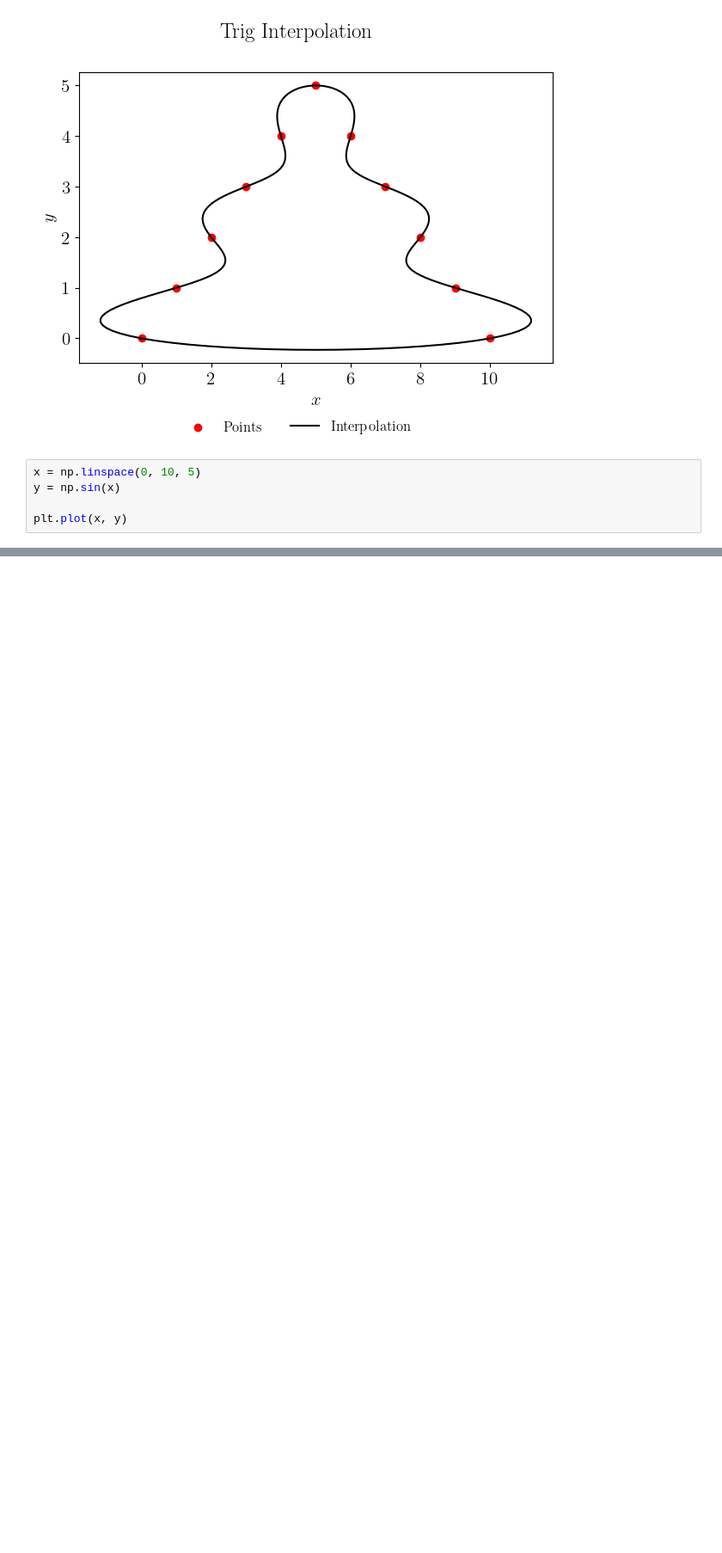
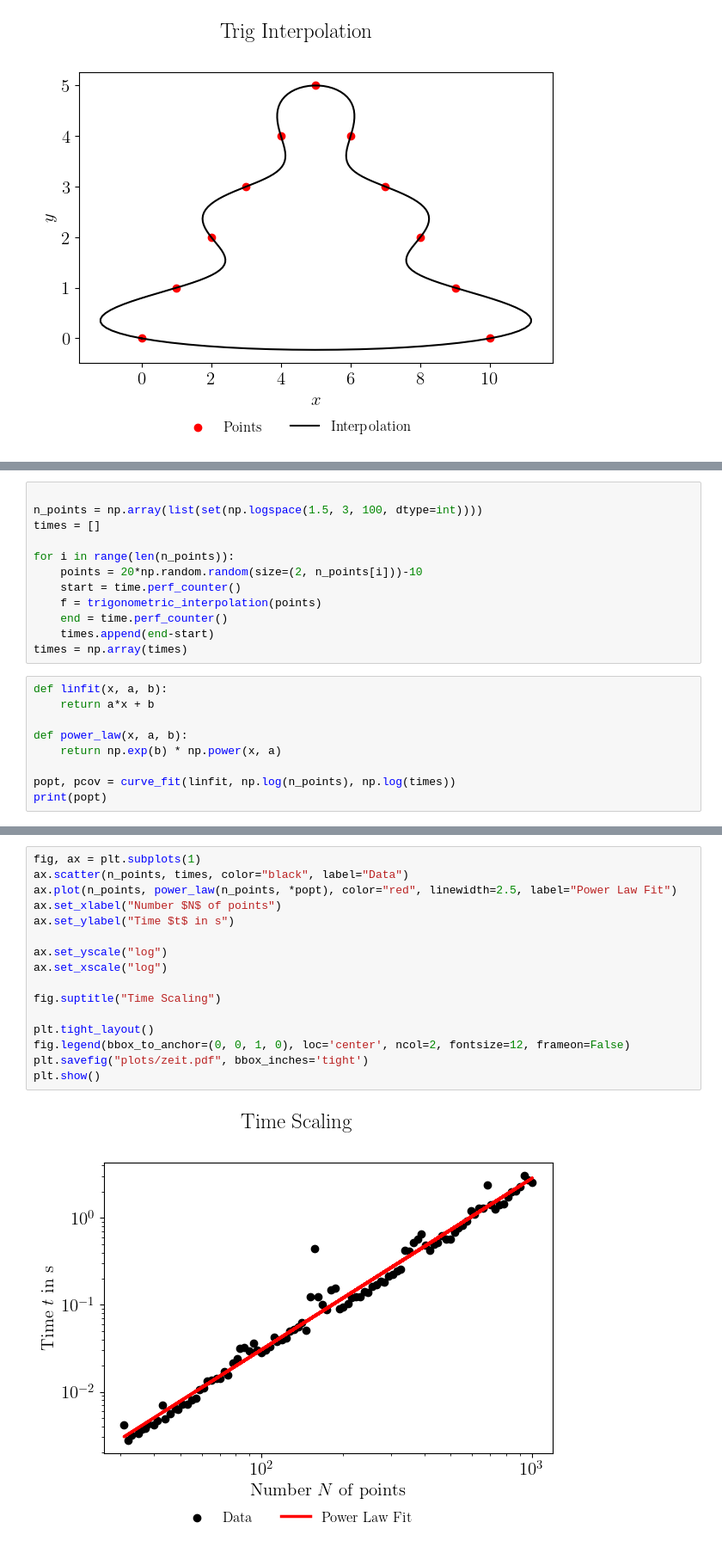
Before and after one commit to MrJulEnergy/interpolation, a Jupyter notebook: main.ipynb, the cells around one changed output, grey strips where cells are left out. Shown at 86% size. Saved outputs shown, nothing was run; the diff lists cells and outputs as text; blank space fills up the shorter version.

Commit message:
time scaling

```diff
--- a/main.ipynb
+++ b/main.ipynb
@@ -33,8 +33,3 @@ plt.savefig("plots/curve.pdf", bbox_inches='tight')
 plt.show()
 # %% [output]
 [figure]
-# %%
-x = np.linspace(0, 10, 5)
-y = np.sin(x)
-
-plt.plot(x, y)
@@ -43,0 +36,21 @@ plt.plot(x, y)
+# %%
+
+n_points = np.array(list(set(np.logspace(1.5, 3, 100, dtype=int))))
+times = []
+
+for i in range(len(n_points)):
+    points = 20*np.random.random(size=(2, n_points[i]))-10
+    start = time.perf_counter()
+    f = trigonometric_interpolation(points)
+    end = time.perf_counter()
+    times.append(end-start)
+times = np.array(times)
+# %%
+def linfit(x, a, b):
+    return a*x + b
+
+def power_law(x, a, b):
+    return np.exp(b) * np.power(x, a)
+
+popt, pcov = curve_fit(linfit, np.log(n_points), np.log(times))
+print(popt)
@@ -43,0 +61,18 @@ plt.plot(x, y)
+# %%
+fig, ax = plt.subplots(1)
+ax.scatter(n_points, times, color="black", label="Data")
+ax.plot(n_points, power_law(n_points, *popt), color="red", linewidth=2.5, label="Power Law Fit")
+ax.set_xlabel("Number $N$ of points")
+ax.set_ylabel("Time $t$ in s")
+
+ax.set_yscale("log")
+ax.set_xscale("log")
+
+fig.suptitle("Time Scaling")
+
+plt.tight_layout()
+fig.legend(bbox_to_anchor=(0, 0, 1, 0), loc='center', ncol=2, fontsize=12, frameon=False)
+plt.savefig("plots/zeit.pdf", bbox_inches='tight')
+plt.show()
+# %% [output]
+[figure, added]
```
Also changed, not shown: parts of 5 cells of this notebook, 2 other files.
